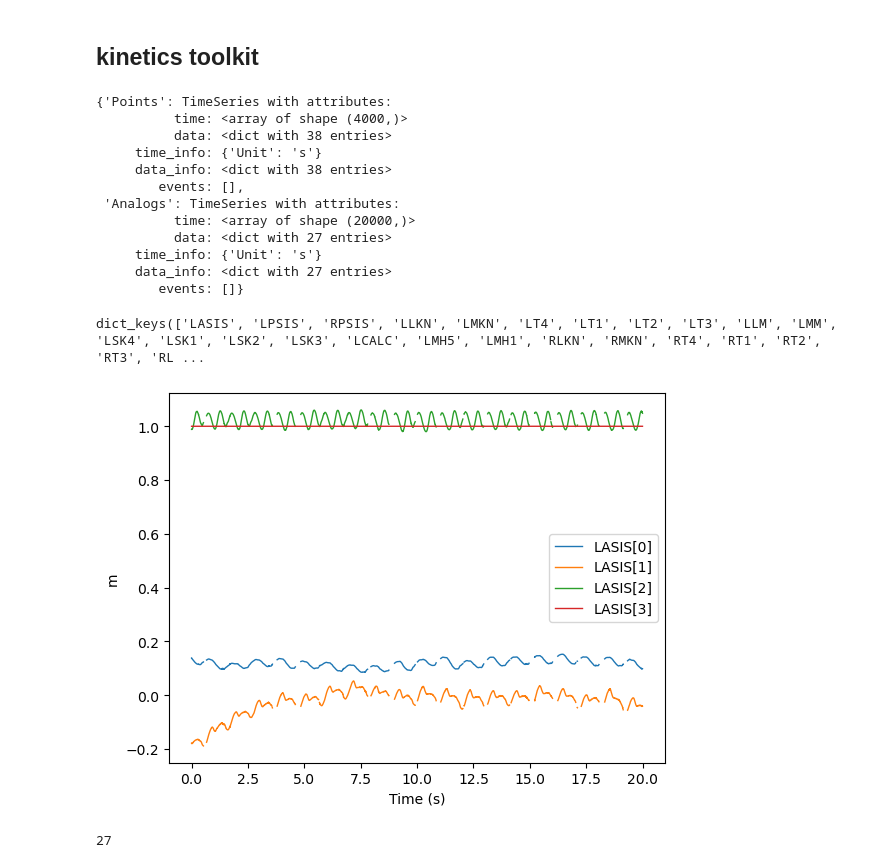
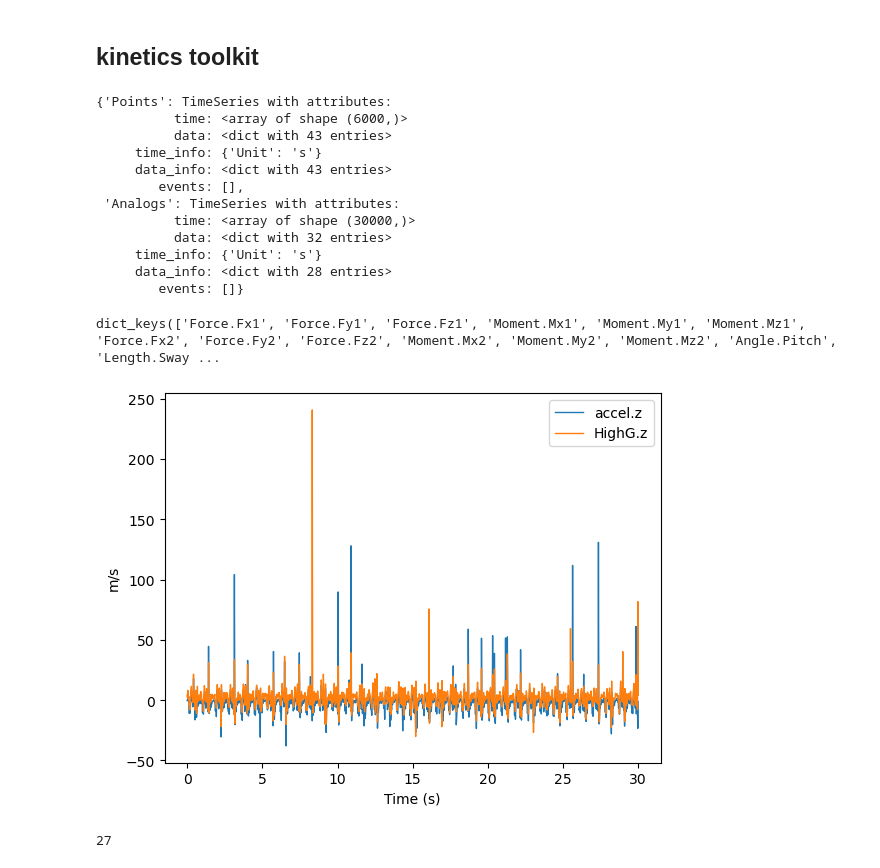
Before and after one commit to UniExeterRSE/LISA, a Jupyter notebook: notebooks/data_explore.ipynb, the cells around one changed output. Drawn from its saved outputs; the diff is of its cells as text; code cells hidden in the pictures.

```diff
--- a/notebooks/data_explore.ipynb
+++ b/notebooks/data_explore.ipynb
@@ -4,9 +4,10 @@
 import os
 from ezc3d import c3d
 import pandas as pd
-from lisa.config import RAW_DATA_DIR
+from lisa.config import PILOT_DATA_DIR
 import numpy as np
 
-file = os.path.join(RAW_DATA_DIR, 'Walk2.c3d')
+filename = 'Walk1_7ms 5decline02'
+file = os.path.join(PILOT_DATA_DIR, filename + '.c3d')
 # %%
 c = c3d(file)
@@ -63,25 +93,25 @@ c3d_contents = ktk.read_c3d(file)
 c3d_contents
 # %% [output]
 {'Points': TimeSeries with attributes:
-          time: <array of shape (4000,)>
-          data: <dict with 38 entries>
+          time: <array of shape (6000,)>
+          data: <dict with 43 entries>
      time_info: {'Unit': 's'}
-     data_info: <dict with 38 entries>
+     data_info: <dict with 43 entries>
         events: [],
  'Analogs': TimeSeries with attributes:
-          time: <array of shape (20000,)>
-          data: <dict with 27 entries>
+          time: <array of shape (30000,)>
+          data: <dict with 32 entries>
      time_info: {'Unit': 's'}
-     data_info: <dict with 27 entries>
+     data_info: <dict with 28 entries>
         events: []}
 # %%
-c3d_contents["Points"].data.keys()
+c3d_contents["Analogs"].data.keys()
 # %% [output]
-dict_keys(['LASIS', 'LPSIS', 'RPSIS', 'LLKN', 'LMKN', 'LT4', 'LT1', 'LT2', 'LT3', 'LLM', 'LMM', 'LSK4', 'LSK1', 'LSK2', 'LSK3', 'LCALC', 'LMH5', 'LMH1', 'RLKN', 'RMKN', 'RT4', 'RT1', 'RT2', 'RT3', 'RL ...
+dict_keys(['Force.Fx1', 'Force.Fy1', 'Force.Fz1', 'Moment.Mx1', 'Moment.My1', 'Moment.Mz1', 'Force.Fx2', 'Force.Fy2', 'Force.Fz2', 'Moment.Mx2', 'Moment.My2', 'Moment.Mz2', 'Angle.Pitch', 'Length.Sway ...
-# %%
-c3d_contents["Points"].plot(["LASIS"])
-# %% [output]
-[figure, removed]
+# %%
+c3d_contents["Analogs"].plot(['accel.z', 'HighG.z'])
+# %% [output]
+[figure, added]
 # %%
 len(c3d_contents["Analogs"].data.keys())
 # %% [output]
```
Also changed, not shown: parts of 5 cells of this notebook, 3 other files.
